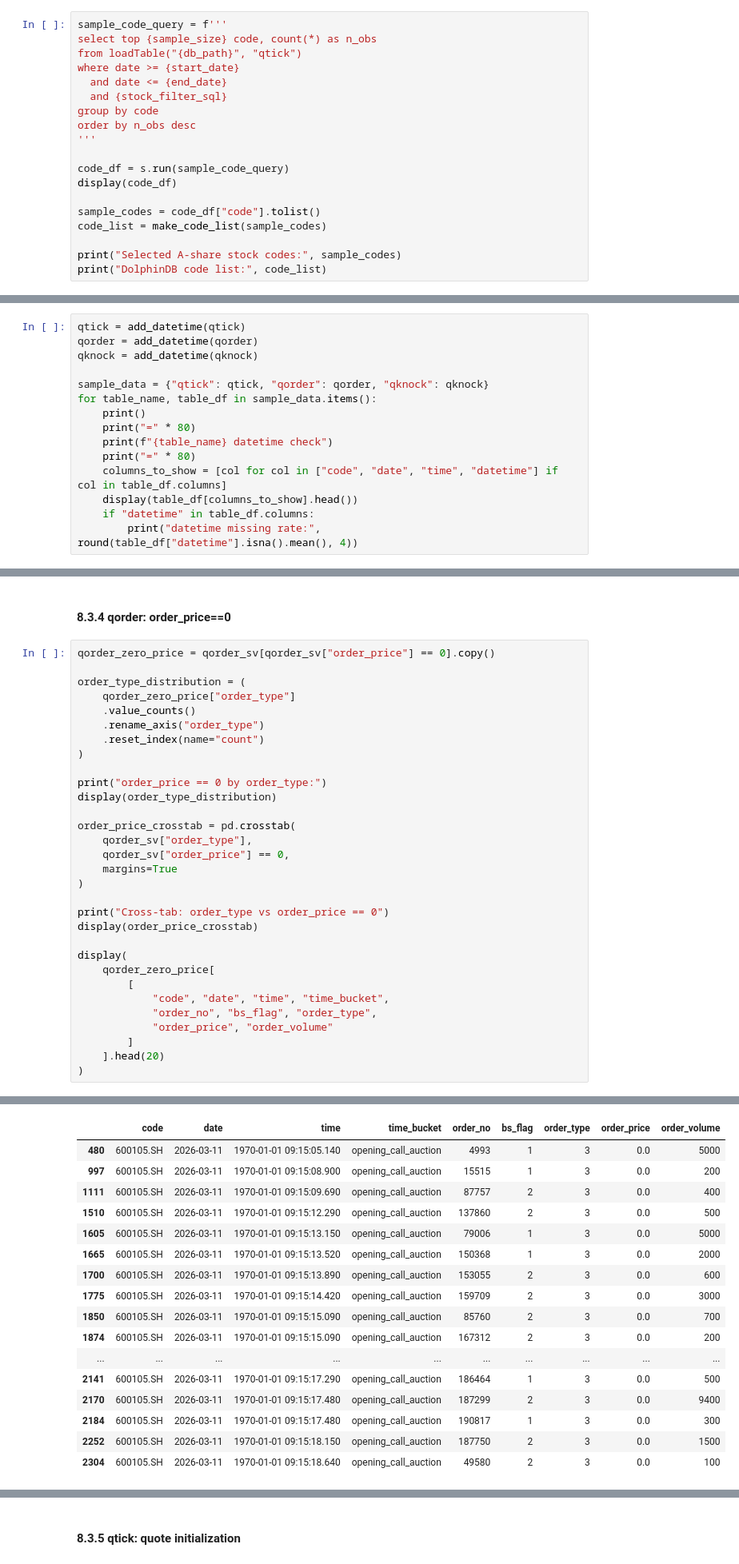
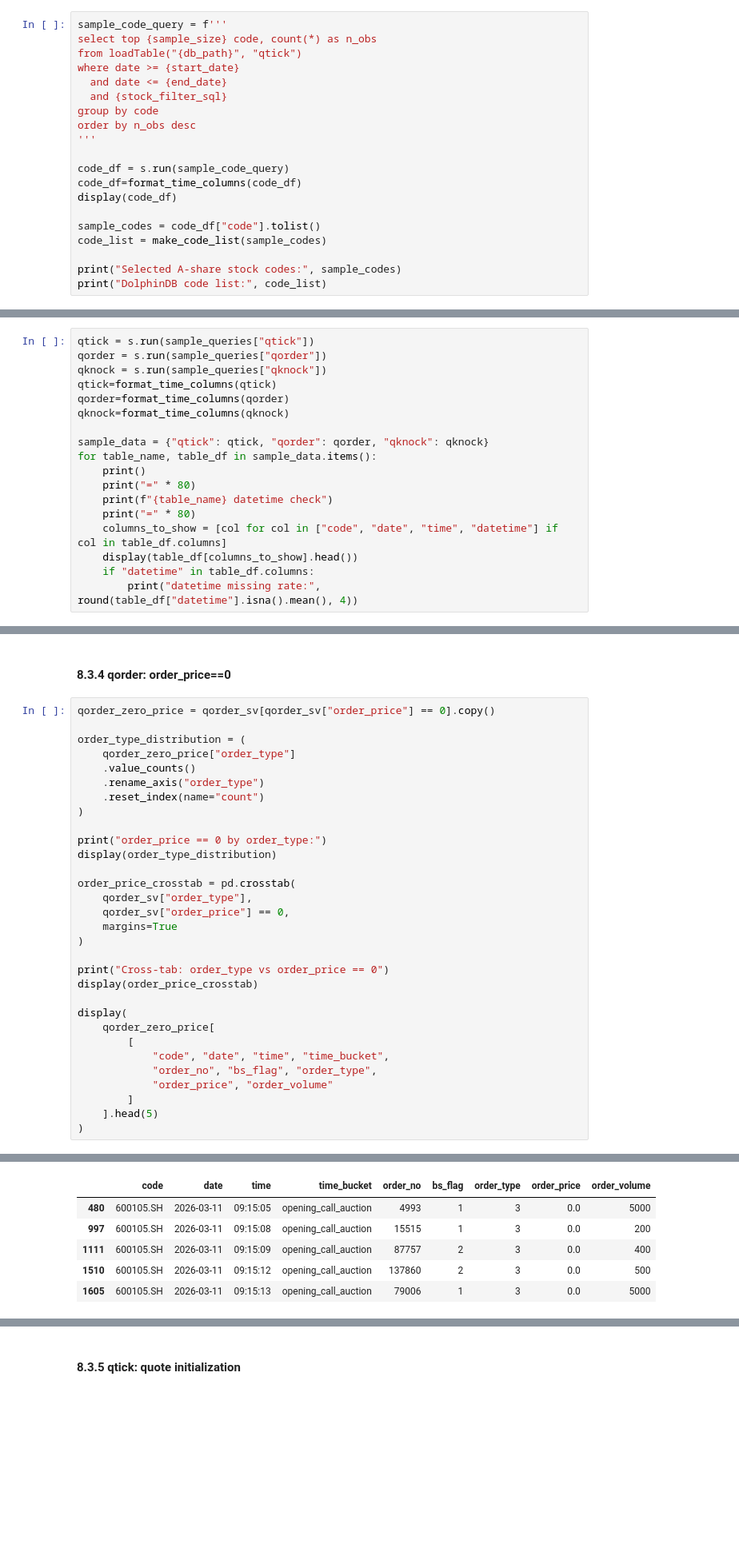
Before and after one commit to xiyuanzhu926/level2-research, a Jupyter notebook: level2-research/notebooks/02_dolphindb_query_practice.ipynb, the cells around one changed output, grey strips where cells are left out. Shown at 80% size. Drawn from its saved outputs; the diff is of its cells as text; blank space fills up the shorter version.

```diff
--- a/level2-research/notebooks/02_dolphindb_query_practice.ipynb
+++ b/level2-research/notebooks/02_dolphindb_query_practice.ipynb
@@ -188,6 +216,7 @@ order by n_obs desc
 '''
 
 code_df = s.run(sample_code_query)
+code_df=format_time_columns(code_df)
 display(code_df)
 
 sample_codes = code_df["code"].tolist()
@@ -321,9 +353,12 @@ and `qknock` describes **market execution**.
 ## 7. Time Field Processing
 将 `date` 和 `time` 合成为 Python `datetime`。
 # %%
-qtick = add_datetime(qtick)
-qorder = add_datetime(qorder)
-qknock = add_datetime(qknock)
+qtick = s.run(sample_queries["qtick"])
+qorder = s.run(sample_queries["qorder"])
+qknock = s.run(sample_queries["qknock"])
+qtick=format_time_columns(qtick)
+qorder=format_time_columns(qorder)
+qknock=format_time_columns(qknock)
 
 sample_data = {"qtick": qtick, "qorder": qorder, "qknock": qknock}
 for table_name, table_df in sample_data.items():
@@ -1070,50 +1043,39 @@ print("order_price == 0 by order_type:")
 display(order_type_distribution)
 
 order_price_crosstab = pd.crosstab(
     qorder_sv["order_type"],
     qorder_sv["order_price"] == 0,
     margins=True
 )
 
 print("Cross-tab: order_type vs order_price == 0")
 display(order_price_crosstab)
 
 display(
     qorder_zero_price[
         [
             "code", "date", "time", "time_bucket",
             "order_no", "bs_flag", "order_type",
             "order_price", "order_volume"
         ]
-    ].head(20)
+    ].head(5)
 )
 # %% [output]
 order_price == 0 by order_type:
 |  | order_type | count |
 | 0 | 3 | 345 |
 Cross-tab: order_type vs order_price == 0
 | order_price | False | True | All |
 | order_type |  |  |  |
 | 0 | 9655 | 0 | 9655 |
 | 3 | 0 | 345 | 345 |
 | All | 9655 | 345 | 10000 |
 |  | code | date | time | time_bucket | order_no | bs_flag | order_type | order_price | order_volume |
-| 480 | 600105.SH | 2026-03-11 | 1970-01-01 09:15:05.140 | opening_call_auction | 4993 | 1 | 3 | 0.0 | 5000 |
-| 997 | 600105.SH | 2026-03-11 | 1970-01-01 09:15:08.900 | opening_call_auction | 15515 | 1 | 3 | 0.0 | 200 |
-| 1111 | 600105.SH | 2026-03-11 | 1970-01-01 09:15:09.690 | opening_call_auction | 87757 | 2 | 3 | 0.0 | 400 |
-| 1510 | 600105.SH | 2026-03-11 | 1970-01-01 09:15:12.290 | opening_call_auction | 137860 | 2 | 3 | 0.0 | 500 |
-| 1605 | 600105.SH | 2026-03-11 | 1970-01-01 09:15:13.150 | opening_call_auction | 79006 | 1 | 3 | 0.0 | 5000 |
-| 1665 | 600105.SH | 2026-03-11 | 1970-01-01 09:15:13.520 | opening_call_auction | 150368 | 1 | 3 | 0.0 | 2000 |
-| 1700 | 600105.SH | 2026-03-11 | 1970-01-01 09:15:13.890 | opening_call_auction | 153055 | 2 | 3 | 0.0 | 600 |
-| 1775 | 600105.SH | 2026-03-11 | 1970-01-01 09:15:14.420 | opening_call_auction | 159709 | 2 | 3 | 0.0 | 3000 |
-| 1850 | 600105.SH | 2026-03-11 | 1970-01-01 09:15:15.090 | opening_call_auction | 85760 | 2 | 3 | 0.0 | 700 |
-| 1874 | 600105.SH | 2026-03-11 | 1970-01-01 09:15:15.090 | opening_call_auction | 167312 | 2 | 3 | 0.0 | 200 |
-| ... | ... | ... | ... | ... | ... | ... | ... | ... | ... |
-| 2141 | 600105.SH | 2026-03-11 | 1970-01-01 09:15:17.290 | opening_call_auction | 186464 | 1 | 3 | 0.0 | 500 |
-| 2170 | 600105.SH | 2026-03-11 | 1970-01-01 09:15:17.480 | opening_call_auction | 187299 | 2 | 3 | 0.0 | 9400 |
-| 2184 | 600105.SH | 2026-03-11 | 1970-01-01 09:15:17.480 | opening_call_auction | 190817 | 1 | 3 | 0.0 | 300 |
-| 2252 | 600105.SH | 2026-03-11 | 1970-01-01 09:15:18.150 | opening_call_auction | 187750 | 2 | 3 | 0.0 | 1500 |
-| 2304 | 600105.SH | 2026-03-11 | 1970-01-01 09:15:18.640 | opening_call_auction | 49580 | 2 | 3 | 0.0 | 100 |
+| 480 | 600105.SH | 2026-03-11 | 09:15:05 | opening_call_auction | 4993 | 1 | 3 | 0.0 | 5000 |
+| 997 | 600105.SH | 2026-03-11 | 09:15:08 | opening_call_auction | 15515 | 1 | 3 | 0.0 | 200 |
+| 1111 | 600105.SH | 2026-03-11 | 09:15:09 | opening_call_auction | 87757 | 2 | 3 | 0.0 | 400 |
+| 1510 | 600105.SH | 2026-03-11 | 09:15:12 | opening_call_auction | 137860 | 2 | 3 | 0.0 | 500 |
+| 1605 | 600105.SH | 2026-03-11 | 09:15:13 | opening_call_auction | 79006 | 1 | 3 | 0.0 | 5000 |
 # %% [markdown]
 Conclusion: zero order_price is not randomly distributed.
 If it is concentrated in a specific order_type, it likely reflects a market-order or special-order encoding rule, rather than a missing or corrupted price field.
```
Also changed, not shown: parts of 18 cells of this notebook.
